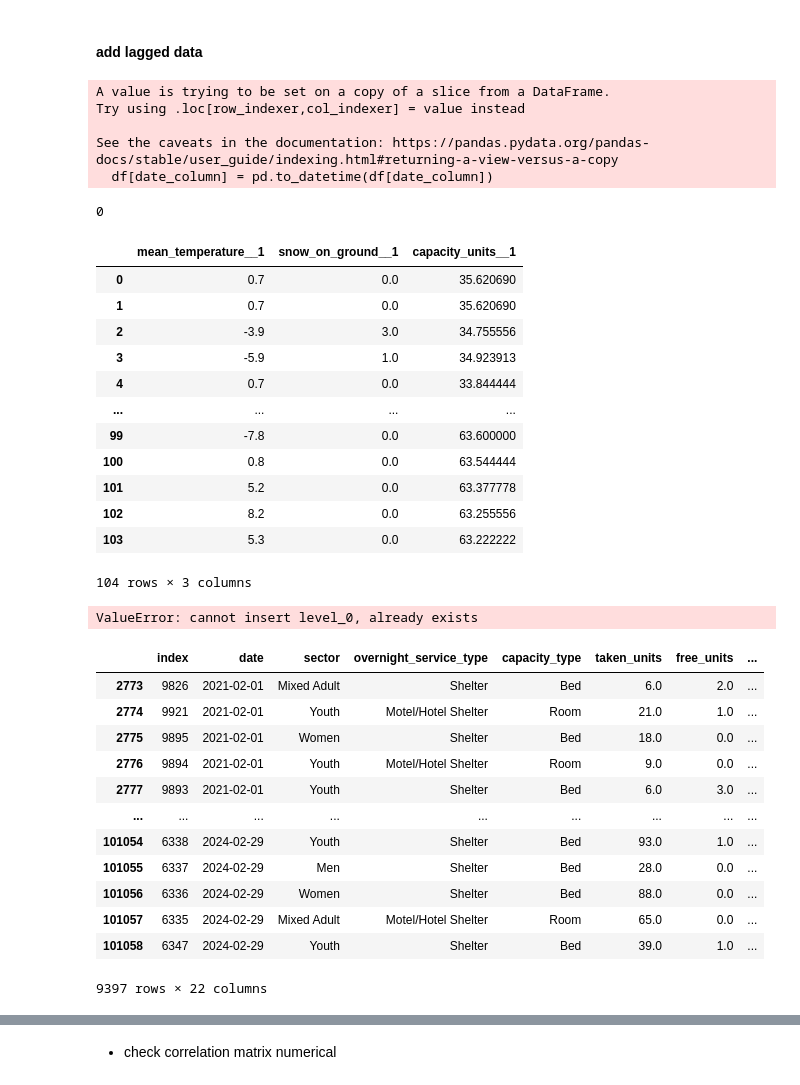
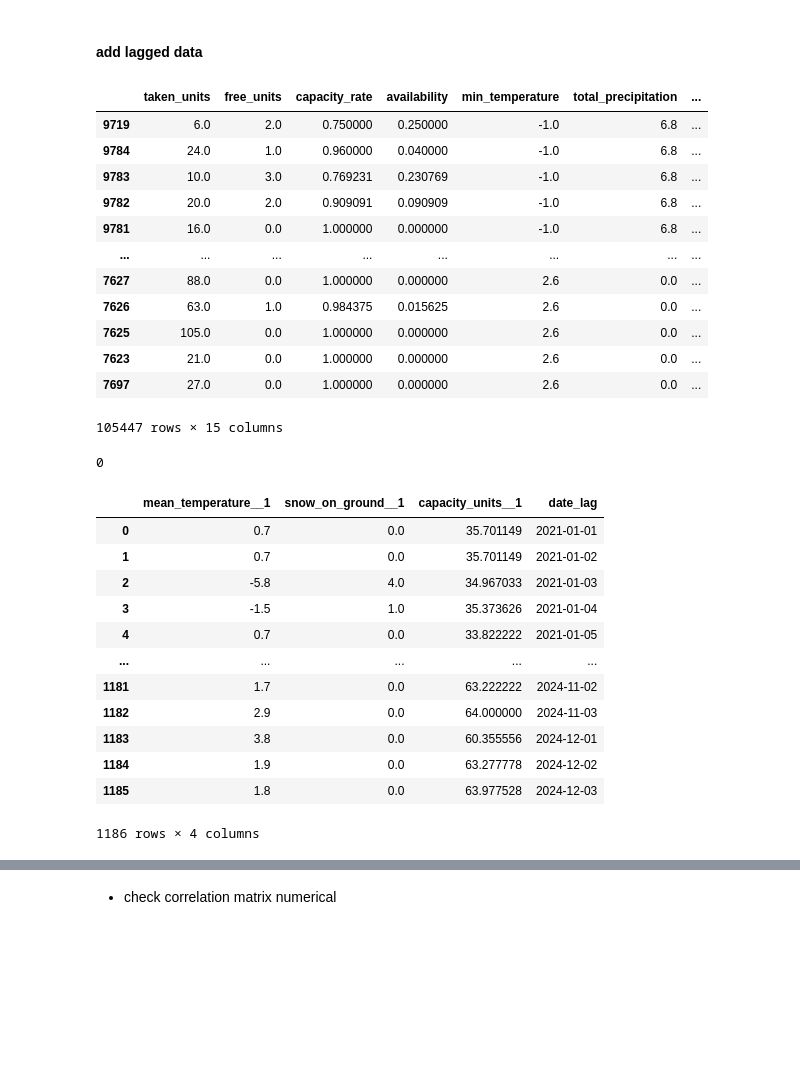
Before and after one commit to jeaend/Predicting_Shelter_Availability, a Jupyter notebook: notebooks/modeling/aggreate.ipynb, the cells around one changed output, grey strips where cells are left out. Drawn from its saved outputs; the diff is of its cells as text; code cells hidden in the pictures; blank space fills up the shorter version.

```diff
--- a/notebooks/modeling/aggreate.ipynb
+++ b/notebooks/modeling/aggreate.ipynb
@@ -363,6 +363,24 @@ df_model
 105447 rows × 18 columns
 # %% [markdown]
 #### add lagged data
+# %%
+numerical = df_model.select_dtypes(include=['number'])
+numerical['date'] = df_model['date']
+numerical
+# %% [output]
+|  | taken_units | free_units | capacity_rate | availability | min_temperature | total_precipitation | ... |
+| 9719 | 6.0 | 2.0 | 0.750000 | 0.250000 | -1.0 | 6.8 | ... |
+| 9784 | 24.0 | 1.0 | 0.960000 | 0.040000 | -1.0 | 6.8 | ... |
+| 9783 | 10.0 | 3.0 | 0.769231 | 0.230769 | -1.0 | 6.8 | ... |
+| 9782 | 20.0 | 2.0 | 0.909091 | 0.090909 | -1.0 | 6.8 | ... |
+| 9781 | 16.0 | 0.0 | 1.000000 | 0.000000 | -1.0 | 6.8 | ... |
+| ... | ... | ... | ... | ... | ... | ... | ... |
+| 7627 | 88.0 | 0.0 | 1.000000 | 0.000000 | 2.6 | 0.0 | ... |
+| 7626 | 63.0 | 1.0 | 0.984375 | 0.015625 | 2.6 | 0.0 | ... |
+| 7625 | 105.0 | 0.0 | 1.000000 | 0.000000 | 2.6 | 0.0 | ... |
+| 7623 | 21.0 | 0.0 | 1.000000 | 0.000000 | 2.6 | 0.0 | ... |
+| 7697 | 27.0 | 0.0 | 1.000000 | 0.000000 | 2.6 | 0.0 | ... |
+105447 rows × 15 columns
 # %%
 def add_lagged_columns(df, date_column, columns_to_lag, lag_column_name):
     # Convert the date column to datetime
@@ -388,48 +409,21 @@ def add_lagged_columns(df, date_column, columns_to_lag, lag_column_name):
     return lagged_columns_df
 # %%
 columns_to_lag = ['mean_temperature','snow_on_ground', 'capacity_units']
-lagged_data = add_lagged_columns(df_model, 'date', columns_to_lag, '_1')
+lagged_data = add_lagged_columns(numerical, 'date', columns_to_lag, '_1')
 display(lagged_data.isna().sum().sum())
 lagged_data
 # %% [output]
-A value is trying to be set on a copy of a slice from a DataFrame.
-Try using .loc[row_indexer,col_indexer] = value instead
-
-See the caveats in the documentation: https://pandas.pydata.org/pandas-docs/stable/user_guide/indexing.html#returning-a-view-versus-a-copy
-  df[date_column] = pd.to_datetime(df[date_column])
+0
+|  | mean_temperature__1 | snow_on_ground__1 | capacity_units__1 | date_lag |
+| 0 | 0.7 | 0.0 | 35.701149 | 2021-01-01 |
+| 1 | 0.7 | 0.0 | 35.701149 | 2021-01-02 |
+| 2 | -5.8 | 4.0 | 34.967033 | 2021-01-03 |
+| 3 | -1.5 | 1.0 | 35.373626 | 2021-01-04 |
+| 4 | 0.7 | 0.0 | 33.822222 | 2021-01-05 |
+| ... | ... | ... | ... | ... |
+| 1181 | 1.7 | 0.0 | 63.222222 | 2024-11-02 |
+| 1182 | 2.9 | 0.0 | 64.000000 | 2024-11-03 |
+| 1183 | 3.8 | 0.0 | 60.355556 | 2024-12-01 |
+| 1184 | 1.9 | 0.0 | 63.277778 | 2024-12-02 |
+| 1185 | 1.8 | 0.0 | 63.977528 | 2024-12-03 |
-0
+1186 rows × 4 columns
-|  | mean_temperature__1 | snow_on_ground__1 | capacity_units__1 |
-| 0 | 0.7 | 0.0 | 35.620690 |
-| 1 | 0.7 | 0.0 | 35.620690 |
-| 2 | -3.9 | 3.0 | 34.755556 |
-| 3 | -5.9 | 1.0 | 34.923913 |
-| 4 | 0.7 | 0.0 | 33.844444 |
-| ... | ... | ... | ... |
-| 99 | -7.8 | 0.0 | 63.600000 |
-| 100 | 0.8 | 0.0 | 63.544444 |
-| 101 | 5.2 | 0.0 | 63.377778 |
-| 102 | 8.2 | 0.0 | 63.255556 |
-| 103 | 5.3 | 0.0 | 63.222222 |
-104 rows × 3 columns
-# %%
-df_model.reset_index(inplace=True)
-df_model = pd.concat([df_model, lagged_data], axis=1)
-# %% [output]
-ValueError: cannot insert level_0, already exists
-# %%
-df_model = df_model[df_model['month'] == 2]
-df_model
-# %% [output]
-|  | index | date | sector | overnight_service_type | capacity_type | taken_units | free_units | ... |
-| 2773 | 9826 | 2021-02-01 | Mixed Adult | Shelter | Bed | 6.0 | 2.0 | ... |
-| 2774 | 9921 | 2021-02-01 | Youth | Motel/Hotel Shelter | Room | 21.0 | 1.0 | ... |
-| 2775 | 9895 | 2021-02-01 | Women | Shelter | Bed | 18.0 | 0.0 | ... |
-| 2776 | 9894 | 2021-02-01 | Youth | Motel/Hotel Shelter | Room | 9.0 | 0.0 | ... |
-| 2777 | 9893 | 2021-02-01 | Youth | Shelter | Bed | 6.0 | 3.0 | ... |
-| ... | ... | ... | ... | ... | ... | ... | ... | ... |
-| 101054 | 6338 | 2024-02-29 | Youth | Shelter | Bed | 93.0 | 1.0 | ... |
-| 101055 | 6337 | 2024-02-29 | Men | Shelter | Bed | 28.0 | 0.0 | ... |
-| 101056 | 6336 | 2024-02-29 | Women | Shelter | Bed | 88.0 | 0.0 | ... |
-| 101057 | 6335 | 2024-02-29 | Mixed Adult | Motel/Hotel Shelter | Room | 65.0 | 0.0 | ... |
-| 101058 | 6347 | 2024-02-29 | Youth | Shelter | Bed | 39.0 | 1.0 | ... |
-9397 rows × 22 columns
```
Also changed, not shown: parts of 20 cells of this notebook.
